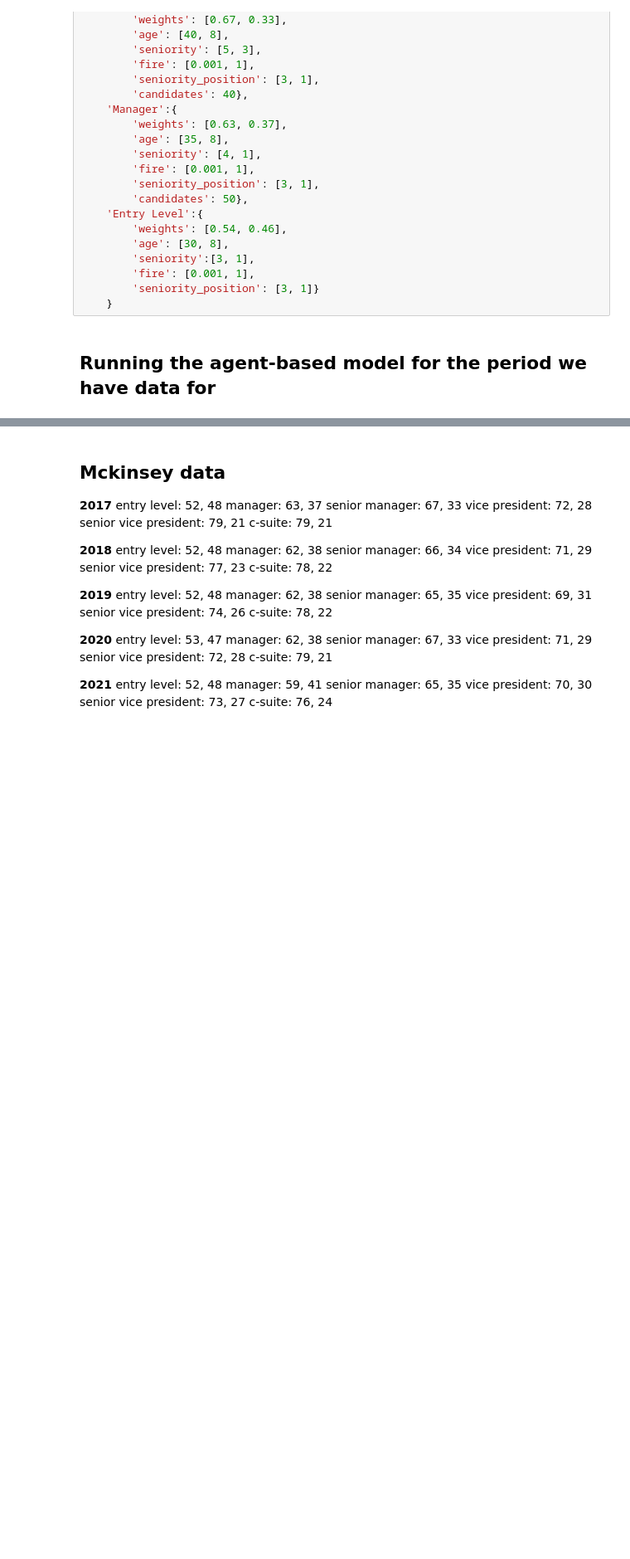
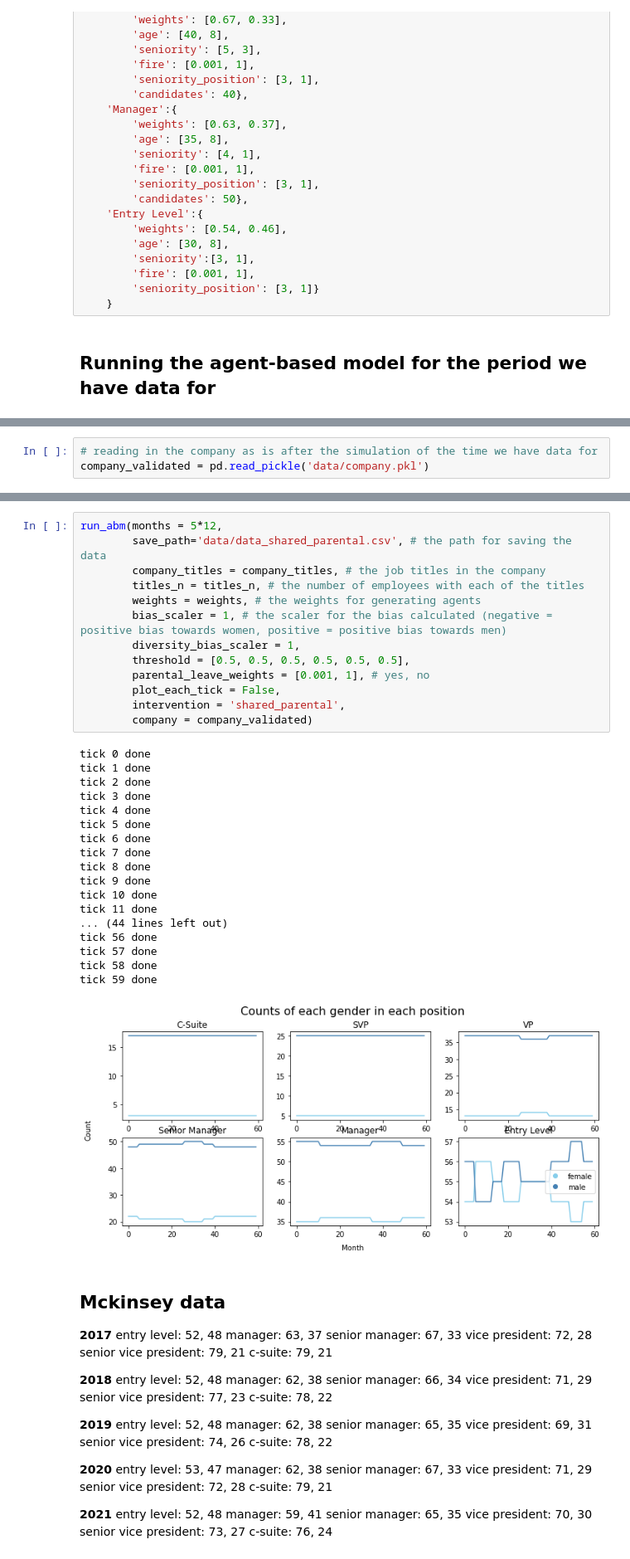
Before and after one commit to laurabpaulsen/agentbased_modelling, a Jupyter notebook: ABM.ipynb, the cells around one changed output, grey strips where cells are left out. Shown: that part at 83% size. Saved outputs shown, nothing was run; the diff lists cells and outputs as text; blank space fills up the shorter version.

Commit message:
adding first intervention

```diff
--- a/ABM.ipynb
+++ b/ABM.ipynb
@@ -100,0 +103,3 @@ tick 59 done
+# %%
+# reading in the company as is after the simulation of the time we have data for
+company_validated = pd.read_pickle('data/company.pkl')
@@ -101,3 +113,35 @@ tick 59 done
+# %%
+run_abm(months = 5*12,
+        save_path='data/data_shared_parental.csv', # the path for saving the data
+        company_titles = company_titles, # the job titles in the company
+        titles_n = titles_n, # the number of employees with each of the titles
+        weights = weights, # the weights for generating agents
+        bias_scaler = 1, # the scaler for the bias calculated (negative = positive bias towards women, positive = positive bias towards men)
+        diversity_bias_scaler = 1,
+        threshold = [0.5, 0.5, 0.5, 0.5, 0.5, 0.5],
+        parental_leave_weights = [0.001, 1], # yes, no
+        plot_each_tick = False,
+        intervention = 'shared_parental',
+        company = company_validated)
+# %% [output]
+tick 0 done
+tick 1 done
+tick 2 done
+tick 3 done
+tick 4 done
+tick 5 done
+tick 6 done
+tick 7 done
+tick 8 done
+tick 9 done
+tick 10 done
+tick 11 done
+... (44 lines left out)
+tick 56 done
+tick 57 done
+tick 58 done
+tick 59 done
+[figure, added]
 # %% [markdown]
 ## Mckinsey data
 **2017**
```
Also changed, not shown: parts of 3 cells of this notebook, 5 other files.
